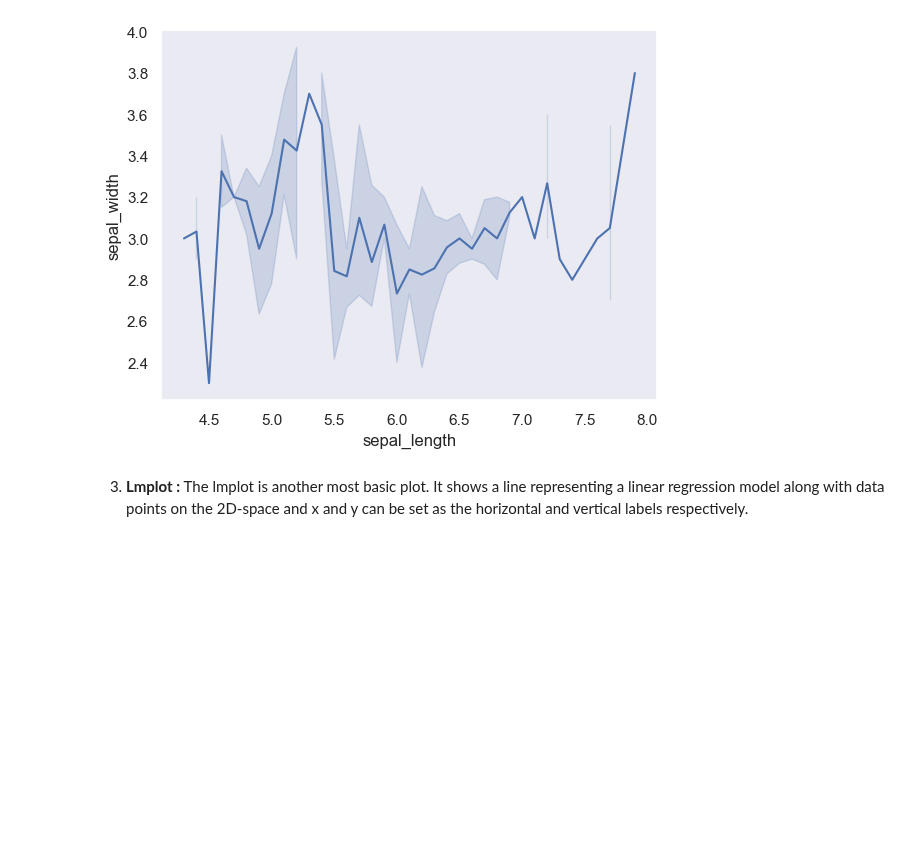
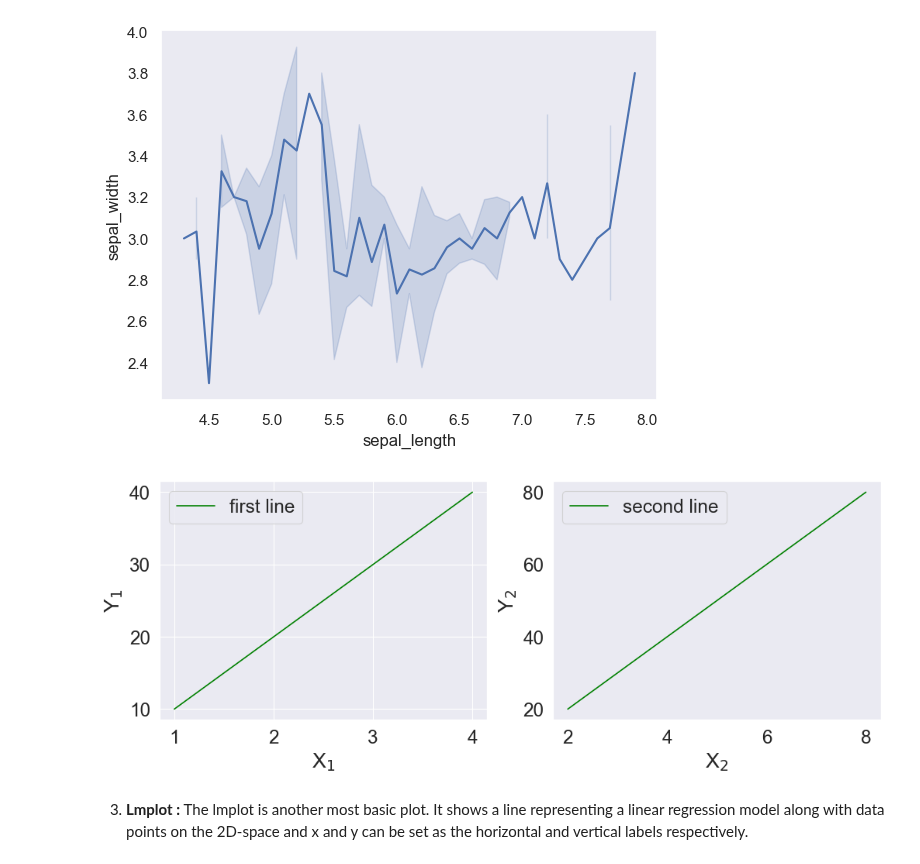
Before and after one commit to arunp77/Python-programming, a Jupyter notebook: Python-fundamental/Matplotlib.ipynb, the cells around one changed output. Cells and saved outputs as stored; diff of their text form; code cells hidden in the pictures; blank space fills up the shorter version.

```diff
--- a/Python-fundamental/Matplotlib.ipynb
+++ b/Python-fundamental/Matplotlib.ipynb
@@ -1190,6 +1190,28 @@ sns.lineplot(x="sepal_length",
 # %% [output]
 <AxesSubplot: xlabel='sepal_length', ylabel='sepal_width'>
 [figure]
+# %%
+# Set up the subplots and axis manually
+fig, (ax1, ax2) = plt.subplots(1, 2, figsize=(12, 4))
+
+# Plot the first graph on the left side
+sns.lineplot(x=[1, 2, 3, 4], y=[10, 20, 30, 40], ax=ax1, label= 'first line')
+ax1.set_xlabel("X$_1$")
+ax1.set_ylabel("Y$_1$")
+ax1.legend()
+ax1.grid(True)
+
+# Plot the second graph on the right side
+sns.lineplot(x=[2, 4, 6, 8], y=[20, 40, 60, 80], ax=ax2, label= 'second line')
+ax2.set_xlabel("X$_2$")
+ax2.set_ylabel("Y$_2$")
+ax2.legend()
+ax2.grid(False)
+
+# Show the plot
+plt.show()
+# %% [output]
+[figure, added]
 # %% [markdown]
 3. **Lmplot :**  The lmplot is another most basic plot. It shows a line representing a linear regression model along with data points on the 2D-space and x and y can be set as the horizontal and vertical labels respectively.
 # %%
```
Also changed, not shown: parts of 9 cells of this notebook.
